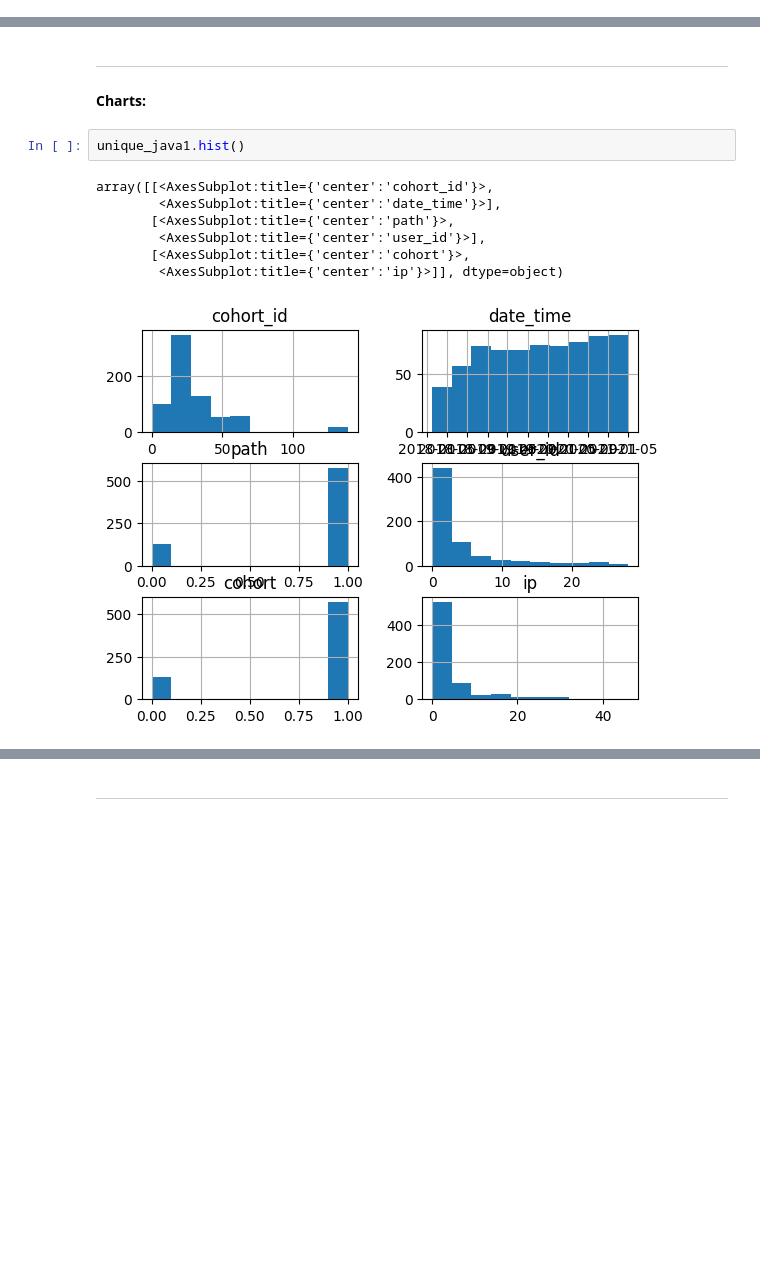
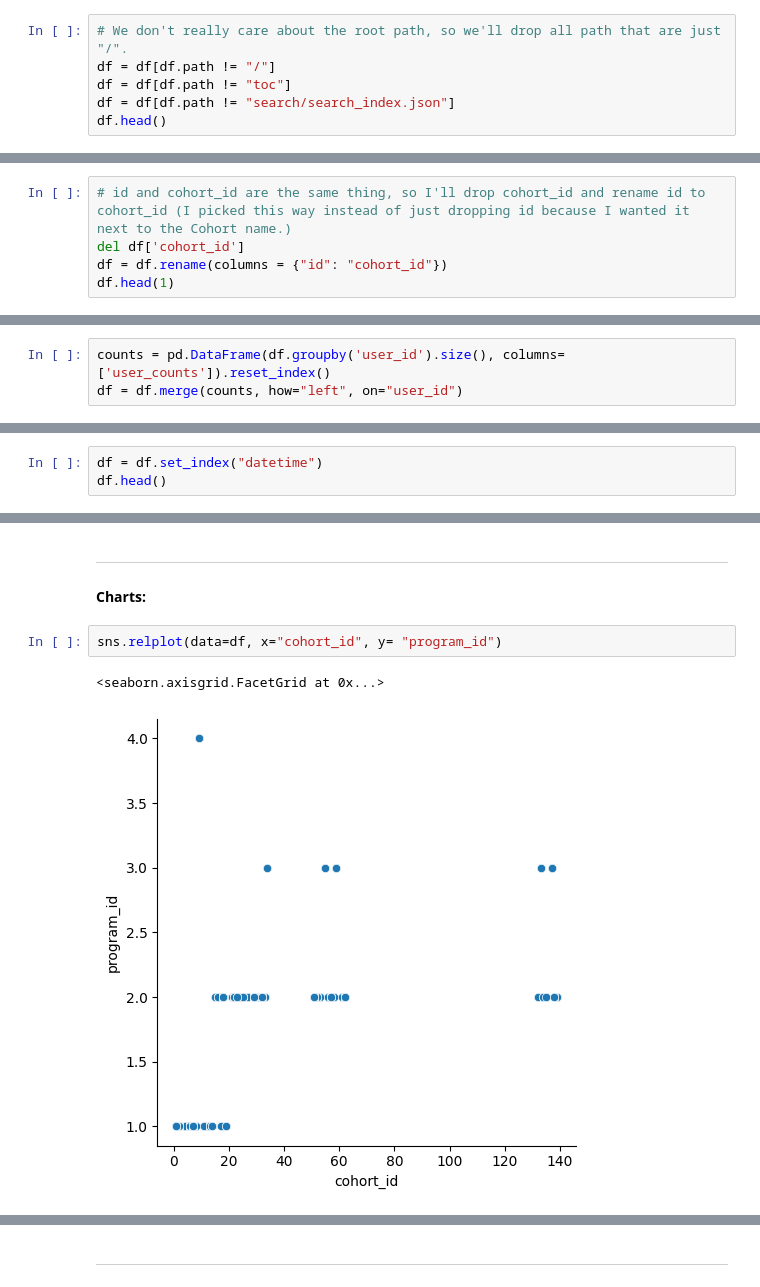
Before and after one commit to JenniferMLewis/anomaly-detection-exercises, a Jupyter notebook: initial_project.ipynb, the cells around one changed output, grey strips where cells are left out. Saved outputs shown, nothing was run; the diff lists cells and outputs as text; blank space fills up the shorter version.

```diff
--- a/initial_project.ipynb
+++ b/initial_project.ipynb
@@ -189,0 +275,6 @@ def unique(list1):
+# %%
+# We don't really care about the root path, so we'll drop all path that are just "/".
+df = df[df.path != "/"]
+df = df[df.path != "toc"]
+df = df[df.path != "search/search_index.json"]
+df.head()
@@ -189,0 +288,5 @@ def unique(list1):
+# %%
+# id and cohort_id are the same thing, so I'll drop cohort_id and rename id to cohort_id (I picked this way instead of just dropping id because I wanted it next to the Cohort name.)
+del df['cohort_id']
+df = df.rename(columns = {"id": "cohort_id"})
+df.head(1)
@@ -189,0 +350,3 @@ def unique(list1):
+# %%
+counts = pd.DataFrame(df.groupby('user_id').size(), columns=['user_counts']).reset_index()
+df = df.merge(counts, how="left", on="user_id")
@@ -189,0 +355,3 @@ def unique(list1):
+# %%
+df = df.set_index("datetime")
+df.head()
@@ -191,13 +367,8 @@ def unique(list1):
 -------
 
 #### Charts:
-# %%
-unique_java1.hist()
-# %% [output]
-array([[<AxesSubplot:title={'center':'cohort_id'}>,
-        <AxesSubplot:title={'center':'date_time'}>],
-       [<AxesSubplot:title={'center':'path'}>,
-        <AxesSubplot:title={'center':'user_id'}>],
-       [<AxesSubplot:title={'center':'cohort'}>,
-        <AxesSubplot:title={'center':'ip'}>]], dtype=object)
-[figure, removed]
+# %%
+sns.relplot(data=df, x="cohort_id", y= "program_id")
+# %% [output]
+<seaborn.axisgrid.FacetGrid at 0x...>
+[figure, added]
```
Also changed, not shown: parts of 98 cells of this notebook.
